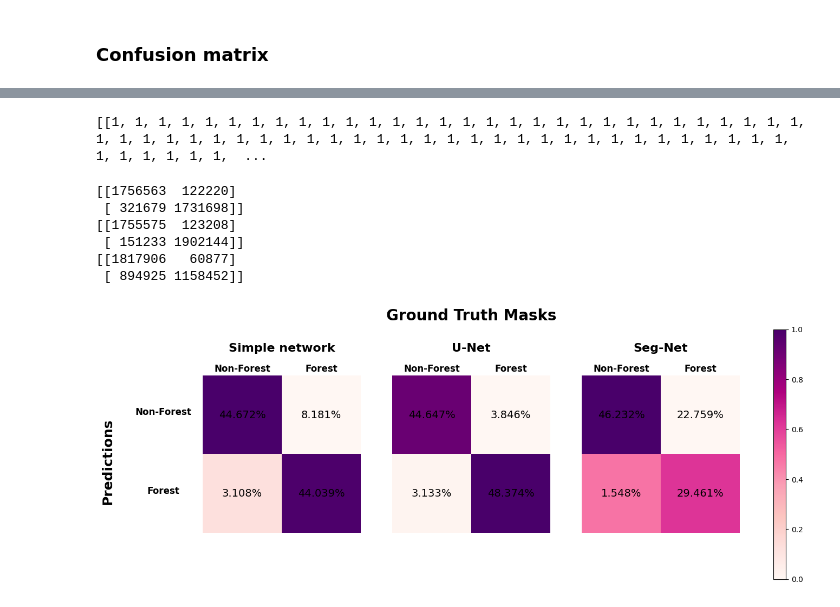
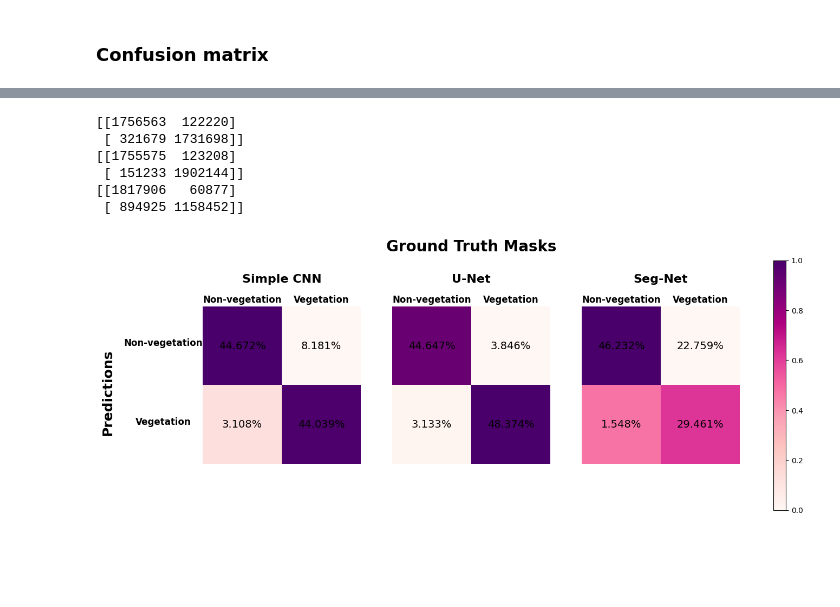
Before and after one commit to radufx/deftrack-experiments, a Jupyter notebook: results.ipynb, the cells around one changed output, grey strips where cells are left out. Saved outputs shown, nothing was run; the diff lists cells and outputs as text; code cells hidden in the pictures; blank space fills up the shorter version.

```diff
--- a/results.ipynb
+++ b/results.ipynb
@@ -406,16 +502,14 @@ segnet_confmat = confusion_matrix(actual_u, segnet_u)
 1/1 [==============================] - 2s 2s/step
 1/1 [==============================] - 2s 2s/step
 # %%
-print([list(mask.flatten()) for mask in validation_masks[:1]])
-print([list(reconstruct_image_array(segnet_model, image).flatten()) for image in validation_images[:1]])
+# print([list(mask.flatten()) for mask in validation_masks[:1]])
+# print([list(reconstruct_image_array(segnet_model, image).flatten()) for image in validation_images[:1]])
-# %% [output]
-[[1, 1, 1, 1, 1, 1, 1, 1, 1, 1, 1, 1, 1, 1, 1, 1, 1, 1, 1, 1, 1, 1, 1, 1, 1, 1, 1, 1, 1, 1, 1, 1, 1, 1, 1, 1, 1, 1, 1, 1, 1, 1, 1, 1, 1, 1, 1, 1, 1, 1, 1, 1, 1, 1, 1, 1, 1, 1, 1, 1, 1, 1, 1, 1, 1, 1,  ...
 # %%
 print(simple_confmat)
 print(unet_confmat)
 print(segnet_confmat)
 
-labels = ['Non-Forest', 'Forest']
+labels = ['Non-vegetation', 'Vegetation']
 fig, axs = plt.subplots(1, 3, figsize=(16,6))
 axs[0].set_xticks(np.arange(len(labels)))
 axs[0].set_yticks(np.arange(len(labels)))
@@ -472,7 +566,7 @@ axs[2].set_aspect('equal')
 axs[1].text(0.5,1.35, "Ground Truth Masks", size=20, ha="center",
          transform=axs[1].transAxes, weight="bold")
 
-axs[0].text(0.5,1.15, "Simple network", size=16, ha="center",
+axs[0].text(0.5,1.15, "Simple CNN", size=16, ha="center",
          transform=axs[0].transAxes, weight="bold")
 
 axs[1].text(0.5,1.15, "U-Net", size=16, ha="center",
@@ -498,31 +592,31 @@ axs[0].text(-0.25,0.75, labels[0], size=12, ha="center",
 axs[0].text(-0.25,0.25, labels[1], size=12, ha="center",
          transform=axs[0].transAxes, weight="bold")
 
 
 # Add top labels
 axs[0].text(0.25,1.025, labels[0], size=12, ha="center",
          transform=axs[0].transAxes, weight="bold")
 axs[0].text(0.75,1.025, labels[1], size=12, ha="center",
          transform=axs[0].transAxes, weight="bold")
 
 axs[1].text(0.25,1.025, labels[0], size=12, ha="center",
          transform=axs[1].transAxes, weight="bold")
 axs[1].text(0.75,1.025, labels[1], size=12, ha="center",
          transform=axs[1].transAxes, weight="bold")
 
 axs[2].text(0.25,1.025, labels[0], size=12, ha="center",
          transform=axs[2].transAxes, weight="bold")
 axs[2].text(0.75,1.025, labels[1], size=12, ha="center",
          transform=axs[2].transAxes, weight="bold")
 
 fig.subplots_adjust(wspace=0.2, hspace=0.2)
 fig.colorbar(plt.cm.ScalarMappable(cmap=tone), ax=axs)
 fig.savefig('confusion_matrix.pdf', bbox_inches = 'tight', pad_inches = 0.1)
 # %% [output]
 [[1756563  122220]
  [ 321679 1731698]]
 [[1755575  123208]
  [ 151233 1902144]]
 [[1817906   60877]
  [ 894925 1158452]]
-[figure, old version]
+[figure, new version]
```
Also changed, not shown: parts of 13 cells of this notebook, 8 other files.
